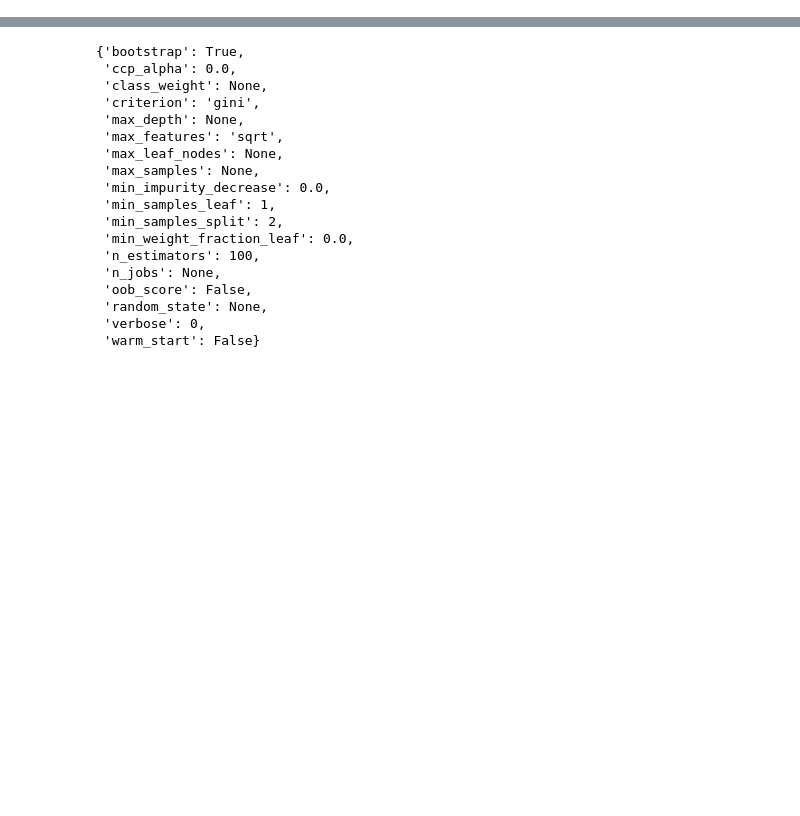
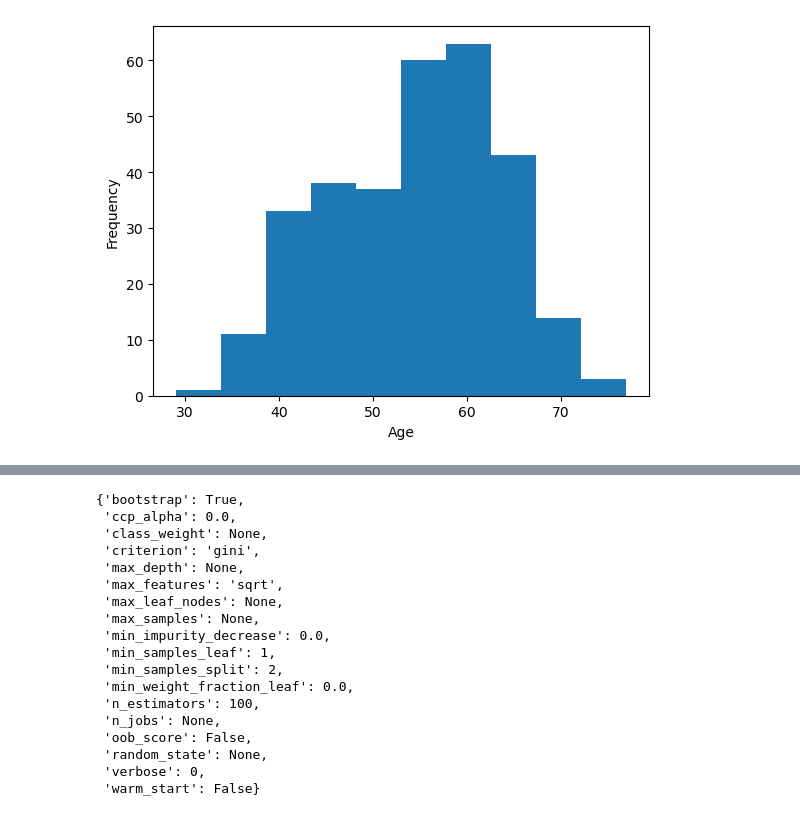
Before and after one commit to calvinyoon/DataScience, a Jupyter notebook: ML1 Heart Disease (Classification).ipynb, the cells around one changed output, grey strips where cells are left out. Cells and saved outputs as stored; diff of their text form; code cells hidden in the pictures; blank space fills up the shorter version.

```diff
--- a/ML1 Heart Disease (Classification).ipynb
+++ b/ML1 Heart Disease (Classification).ipynb
@@ -24,0 +279,5 @@ heart_disease
+# %%
+df.age.plot.hist()
+plt.xlabel("Age");
+# %% [output]
+[figure, added]
```
Also changed, not shown: parts of 65 cells of this notebook, 2 other files.
